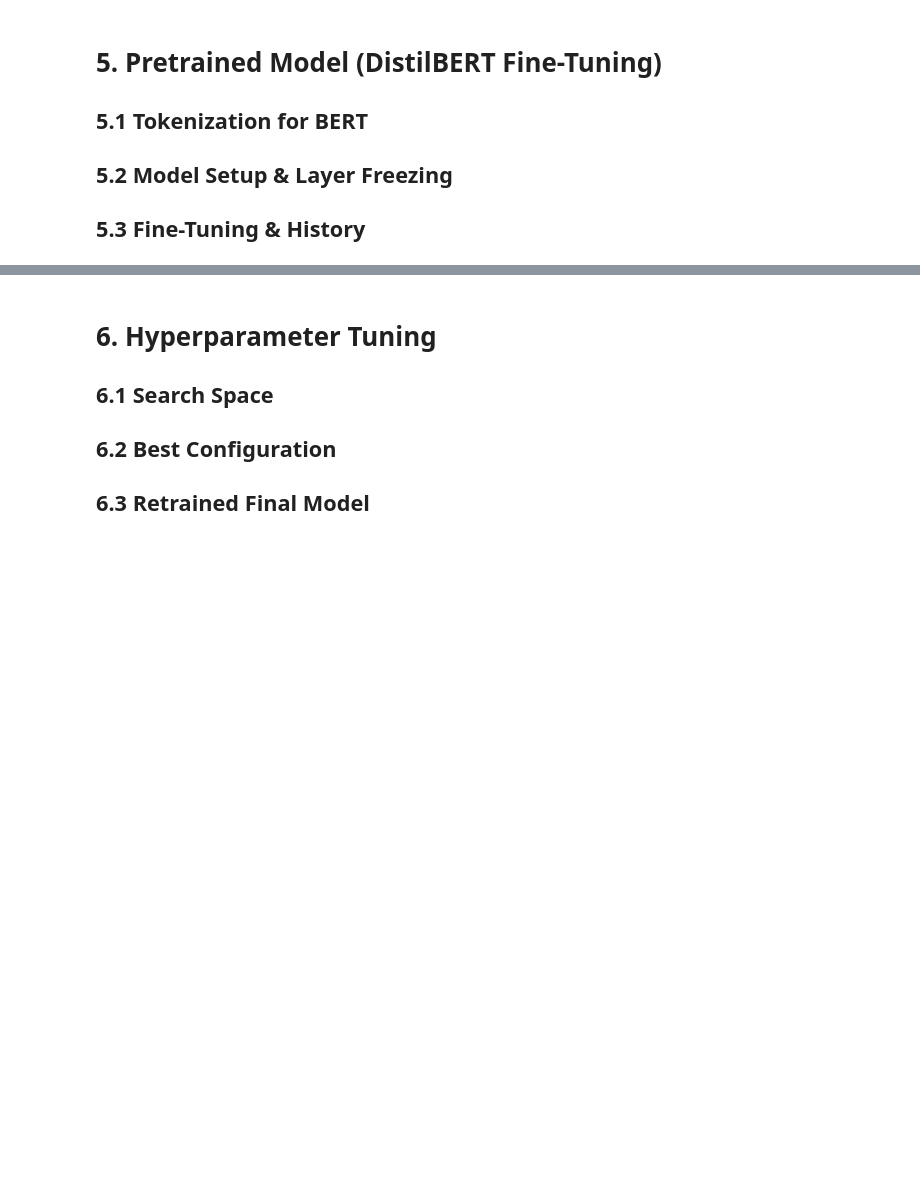
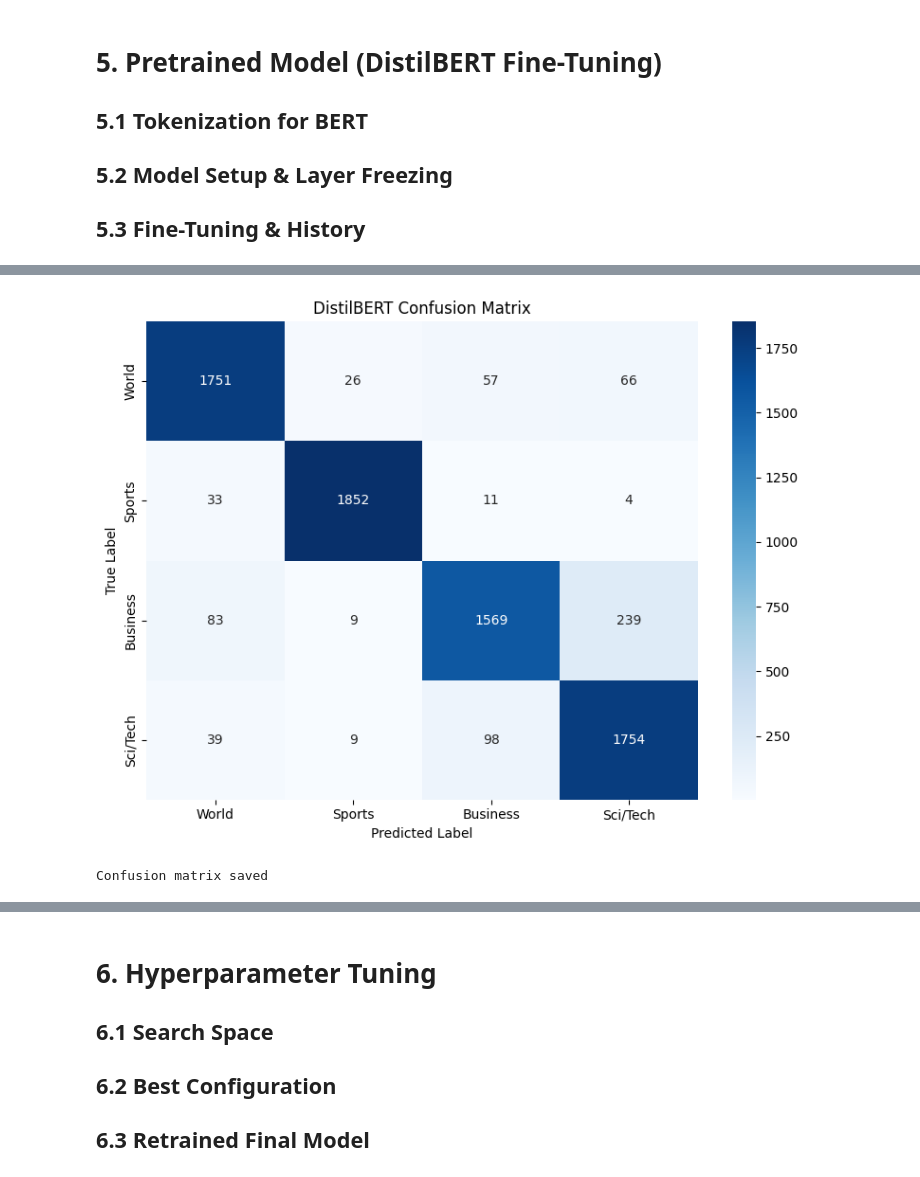
Before and after one commit to jordan6andres/math4dl_project, a Jupyter notebook: notebooks/dl_math_project.ipynb, the cells around one changed output, grey strips where cells are left out. Drawn from its saved outputs; the diff is of its cells as text; code cells hidden in the pictures; blank space fills up the shorter version.

```diff
--- a/notebooks/dl_math_project.ipynb
+++ b/notebooks/dl_math_project.ipynb
@@ -339,0 +616,30 @@ Arrays saved to data/processed/
+# %%
+category_names = ['World', 'Sports', 'Business', 'Sci/Tech']
+
+# get predictions from the model
+raw_predictions = model_bert.predict(
+    [test_encodings['input_ids'], test_encodings['attention_mask']],
+    batch_size=32
+)
+
+# extract the actual scores from the output object
+predicted_labels = np.argmax(raw_predictions.logits, axis=1)
+
+# build the confusion matrix
+cm = confusion_matrix(test_labels, predicted_labels)
+
+# plot it as a heatmap
+plt.figure(figsize=(8, 6))
+sns.heatmap(cm, annot=True, fmt='d', cmap='Blues',
+            xticklabels=category_names,
+            yticklabels=category_names)
+plt.title('DistilBERT Confusion Matrix')
+plt.ylabel('True Label')
+plt.xlabel('Predicted Label')
+plt.tight_layout()
+
+plt.savefig('reports/bert_confusion_matrix.png', dpi=150, bbox_inches='tight')
+plt.show()
+
+print("Confusion matrix saved")
+# %% [output]
@@ -339,0 +647,2 @@ Arrays saved to data/processed/
+[figure, added]
+Confusion matrix saved
```
Also changed, not shown: parts of 14 cells of this notebook, 3 other files.
